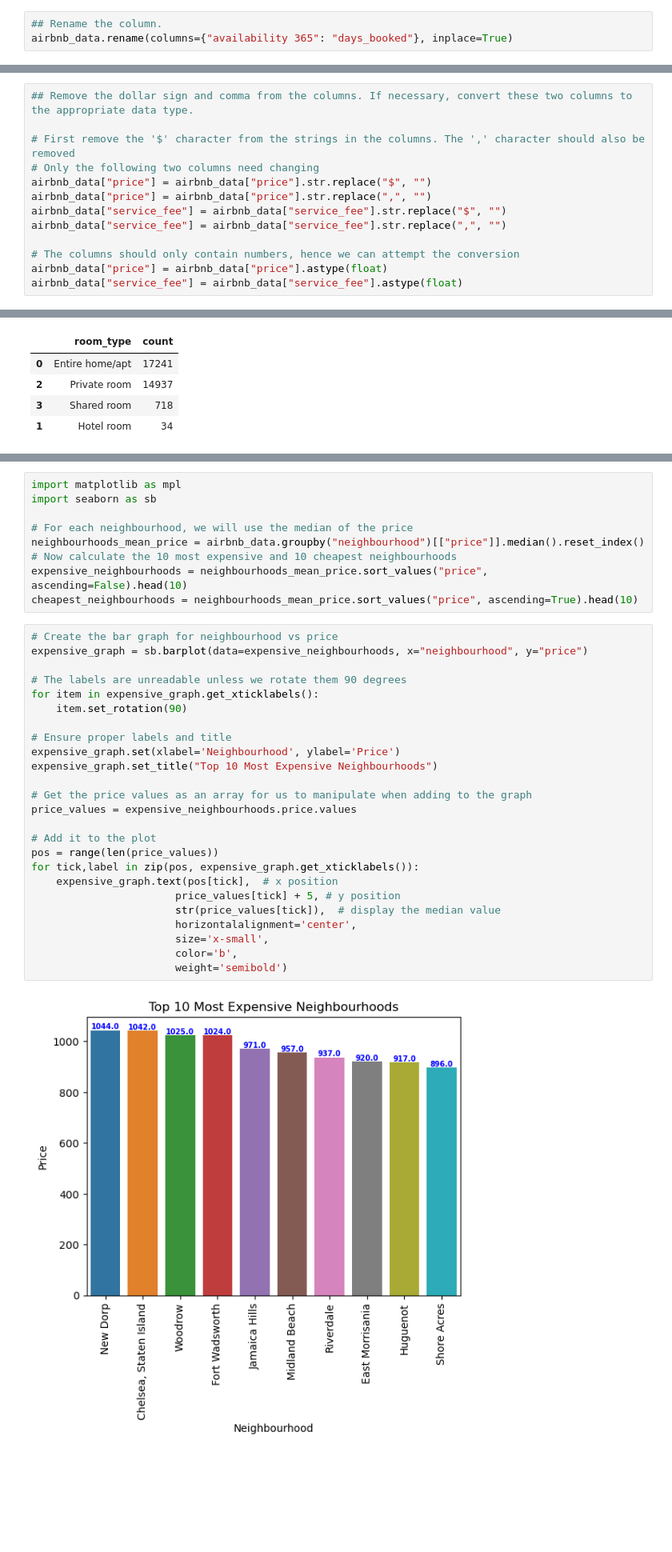
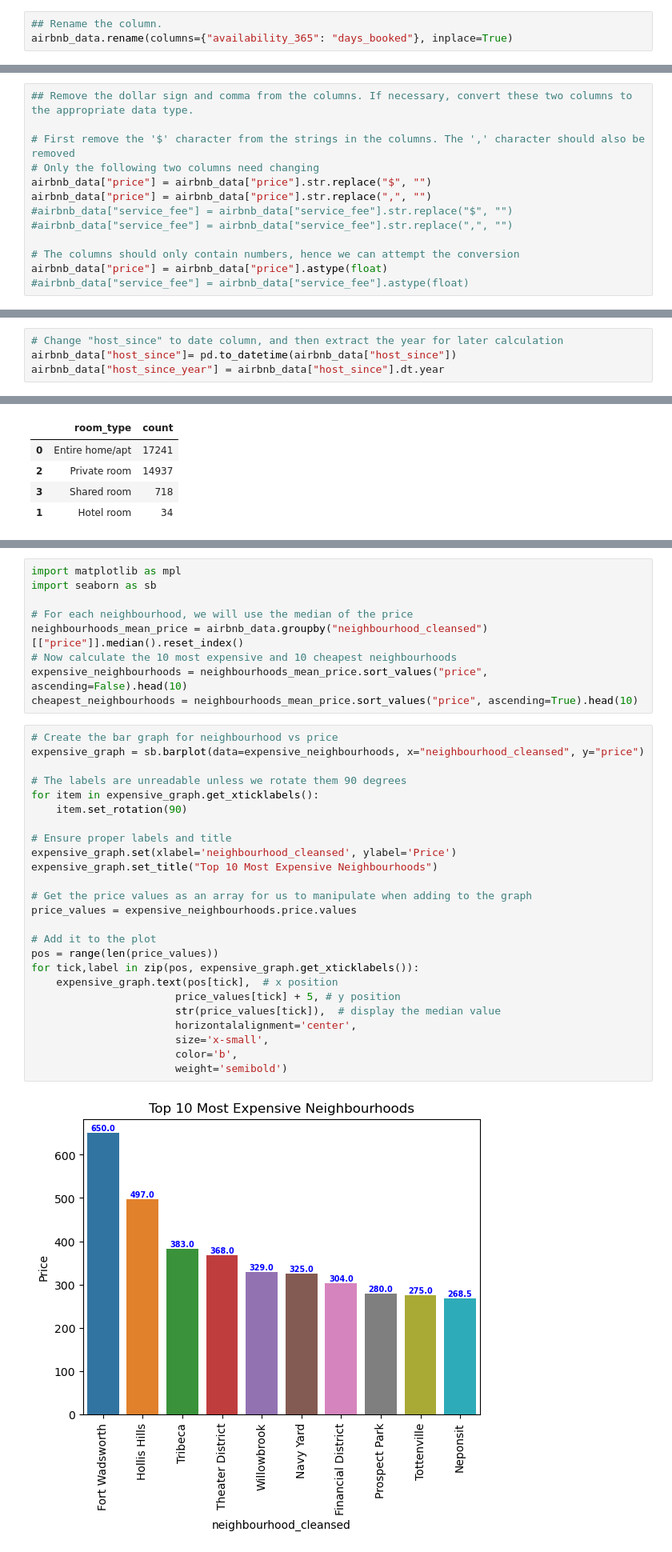
Before and after one commit to chrismouton/sb-dataanalytics, a Jupyter notebook: capstone/Capstone_Project_ChrisMouton.ipynb, the cells around one changed output, grey strips where cells are left out. Shown: that part at 80% size. Drawn from its saved outputs; the diff is of its cells as text; blank space fills up the shorter version.

```diff
--- a/capstone/Capstone_Project_ChrisMouton.ipynb
+++ b/capstone/Capstone_Project_ChrisMouton.ipynb
@@ -195,7 +182,7 @@ airbnb_data["calculated_host_listings_count"] = airbnb_data["calculated_host_lis
 If using Python for this exercise, please include the code in the cells below. If using any other tool, please include screenshoots of your work.
 # %%
 ## Rename the column.
-airbnb_data.rename(columns={"availability 365": "days_booked"}, inplace=True)
+airbnb_data.rename(columns={"availability_365": "days_booked"}, inplace=True)
 # %%
 # Iterate through each column to build the new dictionary of amended names
 airbnb_data.columns = [column.replace(" ", "_") for column in airbnb_data.columns]
@@ -206,12 +193,16 @@ airbnb_data.columns = [column.replace(" ", "_") for column in airbnb_data.column
 # Only the following two columns need changing
 airbnb_data["price"] = airbnb_data["price"].str.replace("$", "")
 airbnb_data["price"] = airbnb_data["price"].str.replace(",", "")
-airbnb_data["service_fee"] = airbnb_data["service_fee"].str.replace("$", "")
-airbnb_data["service_fee"] = airbnb_data["service_fee"].str.replace(",", "")
+#airbnb_data["service_fee"] = airbnb_data["service_fee"].str.replace("$", "")
+#airbnb_data["service_fee"] = airbnb_data["service_fee"].str.replace(",", "")
 
 # The columns should only contain numbers, hence we can attempt the conversion
 airbnb_data["price"] = airbnb_data["price"].astype(float)
-airbnb_data["service_fee"] = airbnb_data["service_fee"].astype(float)
+#airbnb_data["service_fee"] = airbnb_data["service_fee"].astype(float)
 # %%
 # Change "room_type" column to category
 airbnb_data["room_type"] = airbnb_data.room_type.astype("category")
+# %%
+# Change "host_since" to date column, and then extract the year for later calculation
+airbnb_data["host_since"]= pd.to_datetime(airbnb_data["host_since"])
+airbnb_data["host_since_year"] = airbnb_data["host_since"].dt.year
@@ -268,36 +276,36 @@ import matplotlib as mpl
 import seaborn as sb
 
 # For each neighbourhood, we will use the median of the price
-neighbourhoods_mean_price = airbnb_data.groupby("neighbourhood")[["price"]].median().reset_index()
+neighbourhoods_mean_price = airbnb_data.groupby("neighbourhood_cleansed")[["price"]].median().reset_index()
 # Now calculate the 10 most expensive and 10 cheapest neighbourhoods
 expensive_neighbourhoods = neighbourhoods_mean_price.sort_values("price", ascending=False).head(10)
 cheapest_neighbourhoods = neighbourhoods_mean_price.sort_values("price", ascending=True).head(10)
 # %%
 # Create the bar graph for neighbourhood vs price
-expensive_graph = sb.barplot(data=expensive_neighbourhoods, x="neighbourhood", y="price")
+expensive_graph = sb.barplot(data=expensive_neighbourhoods, x="neighbourhood_cleansed", y="price")
 
 # The labels are unreadable unless we rotate them 90 degrees
 for item in expensive_graph.get_xticklabels():
     item.set_rotation(90)
 
 # Ensure proper labels and title
-expensive_graph.set(xlabel='Neighbourhood', ylabel='Price')
+expensive_graph.set(xlabel='neighbourhood_cleansed', ylabel='Price')
 expensive_graph.set_title("Top 10 Most Expensive Neighbourhoods")
 
 # Get the price values as an array for us to manipulate when adding to the graph
 price_values = expensive_neighbourhoods.price.values
 
 # Add it to the plot
 pos = range(len(price_values))
 for tick,label in zip(pos, expensive_graph.get_xticklabels()):
     expensive_graph.text(pos[tick],  # x position
                        price_values[tick] + 5, # y position
                        str(price_values[tick]),  # display the median value
                        horizontalalignment='center',
                        size='x-small',
                        color='b',
                        weight='semibold')
 # %% [output]
-[figure, old version]
+[figure, new version]
 # %%
 # Create the bar graph for neighbourhood vs price
```
Also changed, not shown: parts of 19 cells of this notebook.
